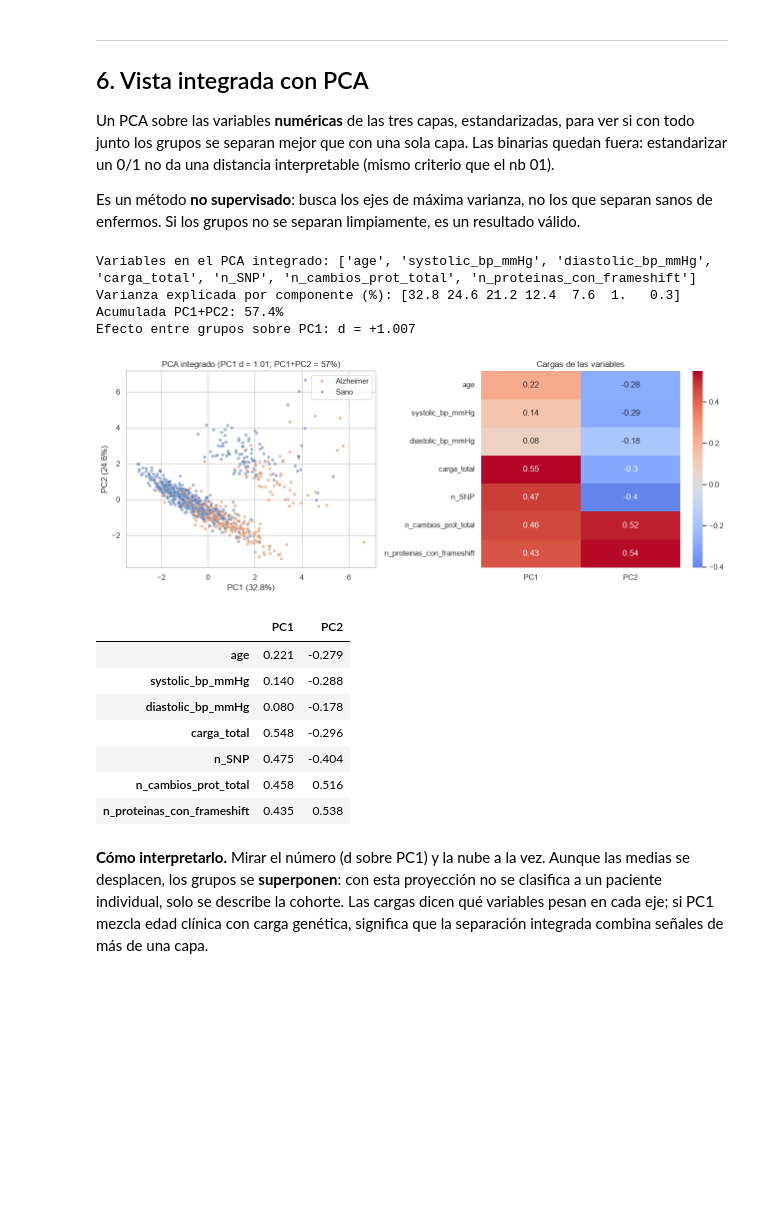
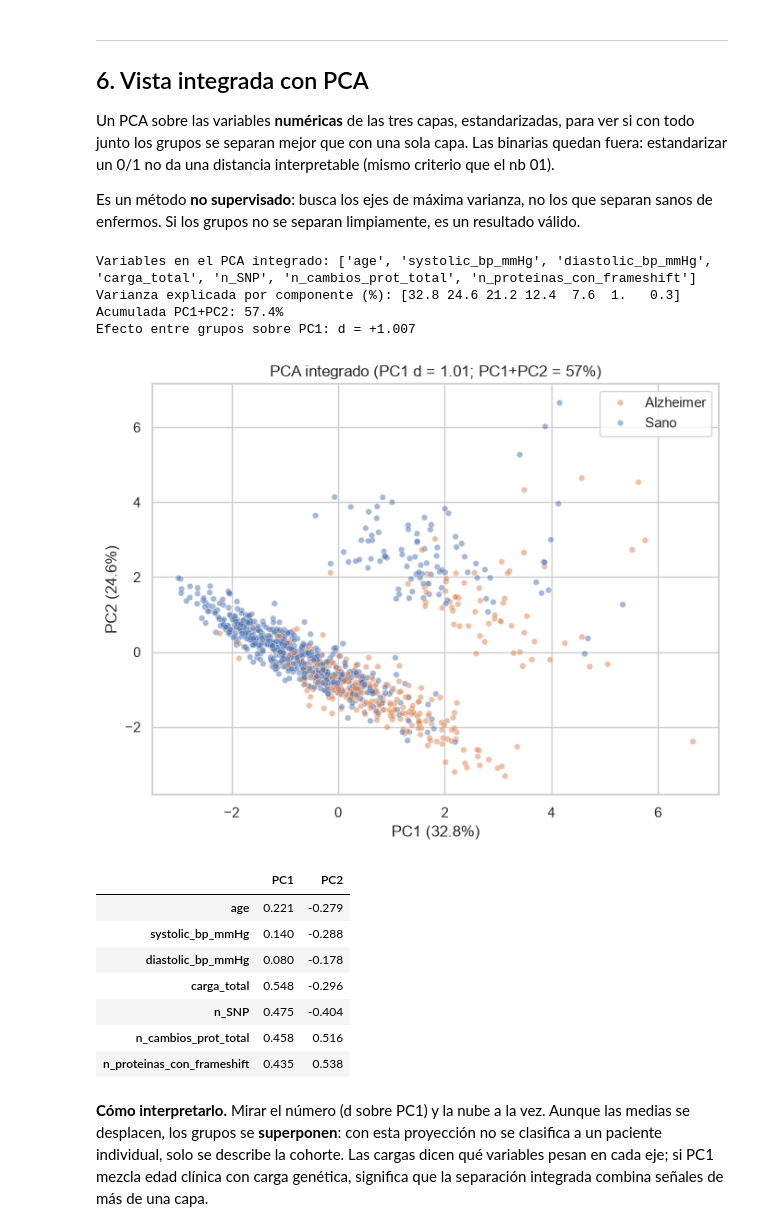
Before and after one commit to HisokaMorow1/intr_2026_trabajo_final, a Jupyter notebook: notebooks/04_data_integration.ipynb, the cells around one changed output. Cells and saved outputs as stored; diff of their text form; code cells hidden in the pictures; blank space fills up the shorter version.

```diff
--- a/notebooks/04_data_integration.ipynb
+++ b/notebooks/04_data_integration.ipynb
@@ -47,8 +46,10 @@ RANDOM_STATE = 42
 Misma lógica que los notebooks 02 y 03: `notebooks/` está un nivel bajo la raíz del proyecto,
 así que las tablas se buscan en `../results/tables/`. No hay que escribir rutas propias.
 # %%
-# notebooks/ -> raiz del proyecto
-DIR_PROYECTO   = Path.cwd().parent
+from pathlib import Path
+
+DIR_PROYECTO = Path(r"C:\Users\crist\Downloads\intr_2026_trabajo_final-b25480db86df0d8810cc4eeaee6ae1f300f0803c\intr_2026_trabajo_final-b25480db86df0d8810cc4eeaee6ae1f300f0803c")
+
 DIR_RESULTADOS = DIR_PROYECTO / "results"
 DIR_FIGURAS    = DIR_RESULTADOS / "figures"
 DIR_TABLAS     = DIR_RESULTADOS / "tables"
@@ -457,42 +458,40 @@ VARS_PCA = [v for v in VARS_PCA if v in integrado.columns]
 print("Variables en el PCA integrado:", VARS_PCA)
 
 X = StandardScaler().fit_transform(integrado[VARS_PCA])
 pca = PCA(random_state=RANDOM_STATE)
 scores = pca.fit_transform(X)
 var_exp = pca.explained_variance_ratio_
 
 print("Varianza explicada por componente (%):", np.round(var_exp * 100, 1))
 print(f"Acumulada PC1+PC2: {var_exp[:2].sum() * 100:.1f}%")
 
 df_pca = pd.DataFrame(scores[:, :2], columns=["PC1", "PC2"])
 df_pca["diagnostico"] = integrado["diagnostico"].values
 
 d_pc1 = d_de_cohen(df_pca[df_pca["diagnostico"] == "Alzheimer"]["PC1"],
                    df_pca[df_pca["diagnostico"] == "Sano"]["PC1"])
 print(f"Efecto entre grupos sobre PC1: d = {d_pc1:+.3f}")
 
 cargas = pd.DataFrame(pca.components_[:2].T, index=VARS_PCA, columns=["PC1", "PC2"]).round(3)
 
-fig, ax = plt.subplots(1, 2, figsize=(13, 5))
+fig, ax = plt.subplots(figsize=(7, 5.5))
 sns.scatterplot(data=df_pca, x="PC1", y="PC2", hue="diagnostico", palette=PALETA,
-                alpha=0.5, s=22, ax=ax[0])
-ax[0].set(title=f"PCA integrado (PC1 d = {d_pc1:.2f}; PC1+PC2 = {var_exp[:2].sum() * 100:.0f}%)",
-          xlabel=f"PC1 ({var_exp[0] * 100:.1f}%)", ylabel=f"PC2 ({var_exp[1] * 100:.1f}%)")
-ax[0].legend(title="")
-
-sns.heatmap(cargas, annot=True, cmap="coolwarm", center=0, ax=ax[1])
-ax[1].set(title="Cargas de las variables")
+                alpha=0.5, s=22, ax=ax)
+ax.set(title=f"PCA integrado (PC1 d = {d_pc1:.2f}; PC1+PC2 = {var_exp[:2].sum() * 100:.0f}%)",
+       xlabel=f"PC1 ({var_exp[0] * 100:.1f}%)", ylabel=f"PC2 ({var_exp[1] * 100:.1f}%)")
+ax.legend(title="")
 
 plt.tight_layout()
 guardar_figura("pca_integrado")
 plt.show()
+
 display(cargas)
 # %% [output]
 Variables en el PCA integrado: ['age', 'systolic_bp_mmHg', 'diastolic_bp_mmHg', 'carga_total', 'n_SNP', 'n_cambios_prot_total', 'n_proteinas_con_frameshift']
 Varianza explicada por componente (%): [32.8 24.6 21.2 12.4  7.6  1.   0.3]
 Acumulada PC1+PC2: 57.4%
 Efecto entre grupos sobre PC1: d = +1.007
-[figure, old version]
+[figure, new version]
 |  | PC1 | PC2 |
 | age | 0.221 | -0.279 |
 | systolic_bp_mmHg | 0.140 | -0.288 |
```
Also changed, not shown: parts of 11 cells of this notebook.
